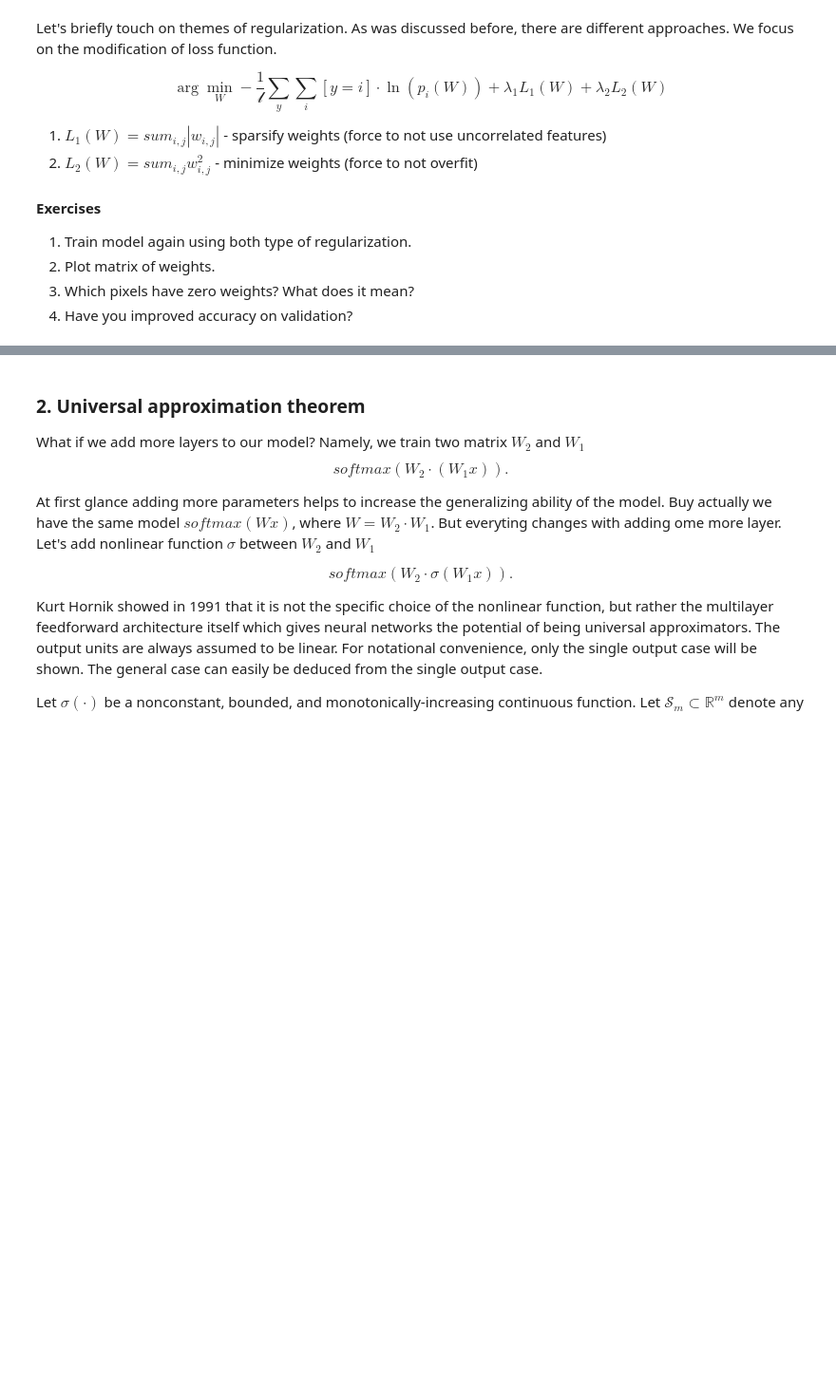
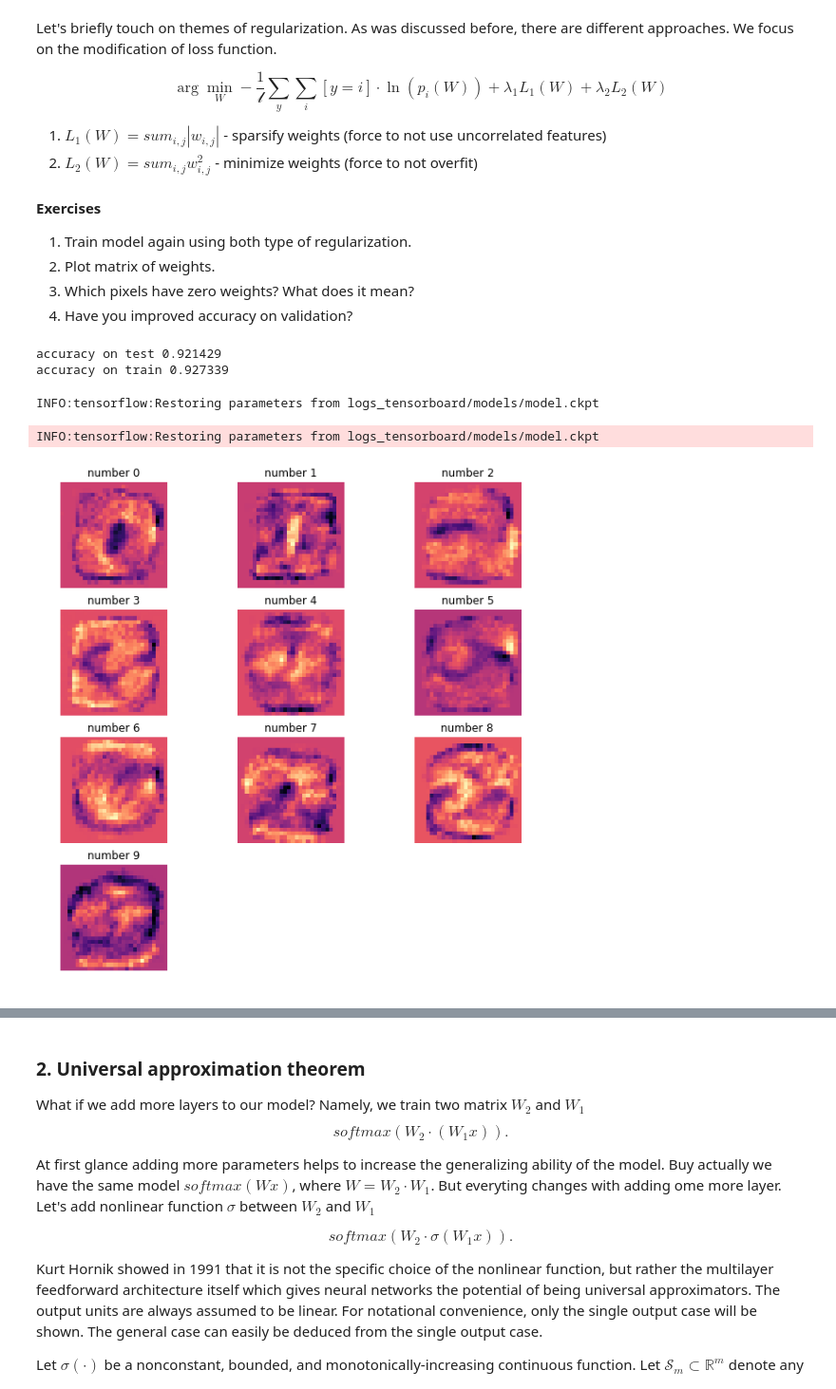
Before and after one commit to slayff/squad, a Jupyter notebook: labs/lab-2.ipynb, the cells around one changed output, grey strips where cells are left out. Shown: that part at 95% size. Drawn from its saved outputs; the diff is of its cells as text; code cells hidden in the pictures; blank space fills up the shorter version.

```diff
--- a/labs/lab-2.ipynb
+++ b/labs/lab-2.ipynb
@@ -155,3 +160,5 @@ $$\arg\min_W -\frac{1}{\mathcal{l}}\sum_y\sum_i [y = i] \cdot \ln(p_i(W)) + \lam
 2. Plot matrix of weights.
 3. Which pixels have zero weights? What does it mean?
 4. Have you improved accuracy on validation?
+# %%
+RUN_NUM = 0
@@ -157,0 +189,46 @@ $$\arg\min_W -\frac{1}{\mathcal{l}}\sum_y\sum_i [y = i] \cdot \ln(p_i(W)) + \lam
+# %%
+BATCH_SIZE = 100
+EPOCH_NUM = 10
+saver = tf.train.Saver({'w_predicted': W})
+with tf.Session(graph=g2) as sess:
+    RUN_NUM += 1
+    writer = tf.summary.FileWriter("logs_tensorboard/run_" + str (RUN_NUM) + "/", sess.graph)
+    sess.run(tf.global_variables_initializer())
+    iter_num = 0
+    for epoch in range(EPOCH_NUM):
+        x_train, y_train = shuffle(x_train, y_train)
+        for x_batch, y_batch in NextBatch(x_train, y_train, BATCH_SIZE):
+            train_step.run(feed_dict={x: x_batch, y_: y_batch})
+            iter_num += 1
+            summary = sess.run(merged, feed_dict={x: x_batch, y_:y_batch})
+            writer.add_summary(summary, iter_num)
+            train_accuracy = accuracy.eval(feed_dict={x: x_batch, y_: y_batch})
+            print('step %d, epoch %d, training accuracy %g' % (iter_num, epoch, train_accuracy))
+            clear_output()
+
+    save_path = saver.save(sess, "logs_tensorboard/models/model.ckpt")
+    print('accuracy on test %g' % accuracy.eval(feed_dict={x: x_test, y_: y_test}))
+    print('accuracy on train %g' % accuracy.eval(feed_dict={x: x_train, y_: y_train}))
+    writer.close()
+# %% [output]
+accuracy on test 0.921429
+accuracy on train 0.927339
+# %%
+with tf.Session(graph=g2) as sess:
+    sess.run(tf.global_variables_initializer())
+    saver.restore(sess, "logs_tensorboard/models/model.ckpt")
+    w_predicted = sess.run(W)
+    samplesN = 10
+    samples = range(samplesN + 2)
+    f, ax  = plt.subplots(4, 3)
+    f.set_size_inches(10, 10)
+
+    for i in samples:
+        ax[i // 3, i % 3].axis('off')
+        if (i < 10):
+            ax[i // 3, i % 3].imshow(w_predicted[:, i].reshape(28, 28), cmap='magma')
+            ax[i // 3, i % 3].set_title('number %d' % i)
+# %% [output]
+INFO:tensorflow:Restoring parameters from logs_tensorboard/models/model.ckpt
+INFO:tensorflow:Restoring parameters from logs_tensorboard/models/model.ckpt
+[figure, added]
```
Also changed, not shown: parts of 4 cells of this notebook, 1 other file.
